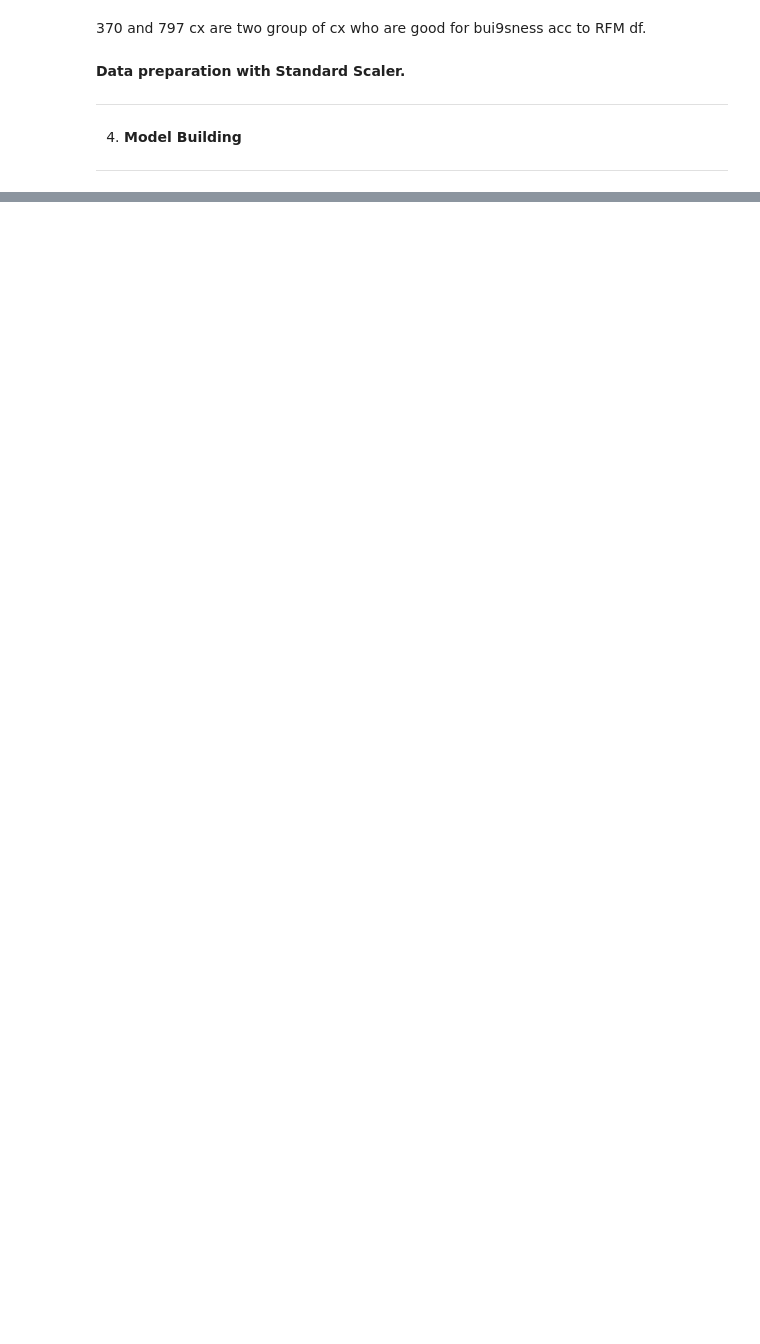
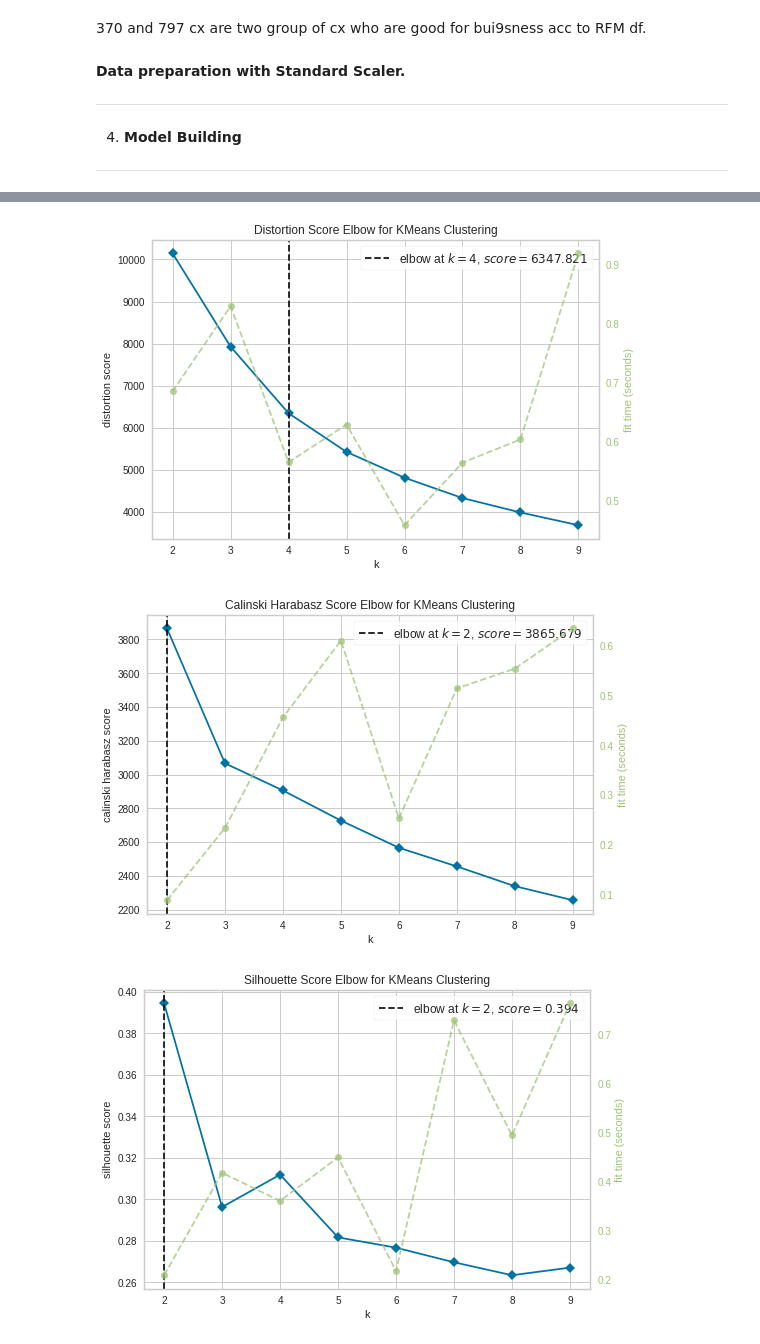
Before and after one commit to akashkivani/almabetter-Online-Retail-Customer-Segmentation-Project, a Jupyter notebook: Online_Retail_Customer_Segmentation_Capstone_Project_4.ipynb, the cells around one changed output, grey strips where cells are left out. Drawn from its saved outputs; the diff is of its cells as text; code cells hidden in the pictures; blank space fills up the shorter version.

```diff
--- a/Online_Retail_Customer_Segmentation_Capstone_Project_4.ipynb
+++ b/Online_Retail_Customer_Segmentation_Capstone_Project_4.ipynb
@@ -789,0 +984,21 @@ array([[ 0.03675895,  0.11275108,  0.06154933],
+# %%
+model3 = KMeans()
+# %%
+#Finding best nu,ber of clusters
+def elbow_method(X):
+  ''' Displays elbow curves with different metrics '''
+
+  metrics = ['distortion', 'calinski_harabasz', 'silhouette']
+
+  for m in metrics:
+    visualizer = KElbowVisualizer(model3, k = (2,10), metric = m)
+    visualizer.fit(X)
+    visualizer.poof()
+# %%
+#Plot.
+
+elbow_method(Log_rfm_Data)
+# %% [output]
+[figure, added]
+[figure, added]
+[figure, added]
```
Also changed, not shown: parts of 28 cells of this notebook.
